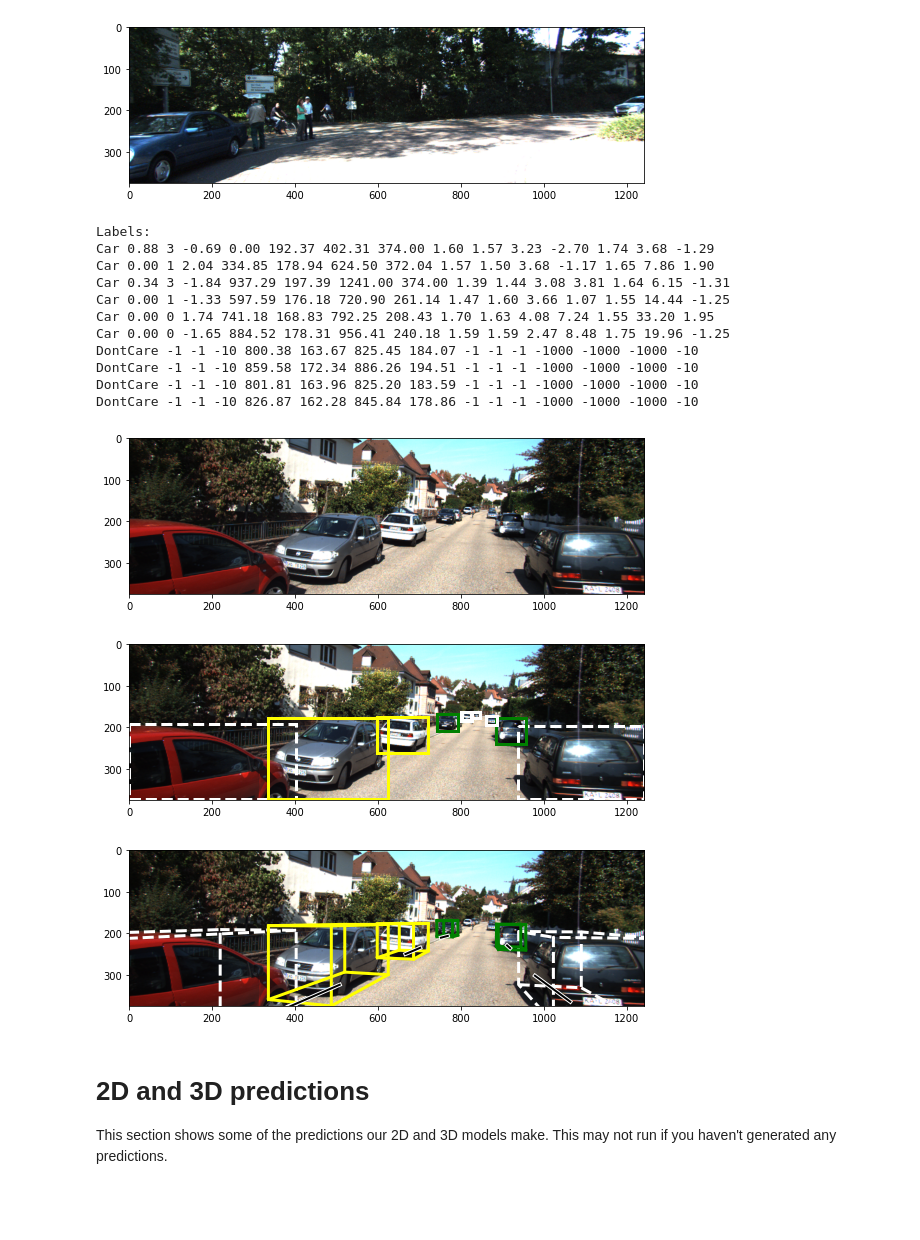
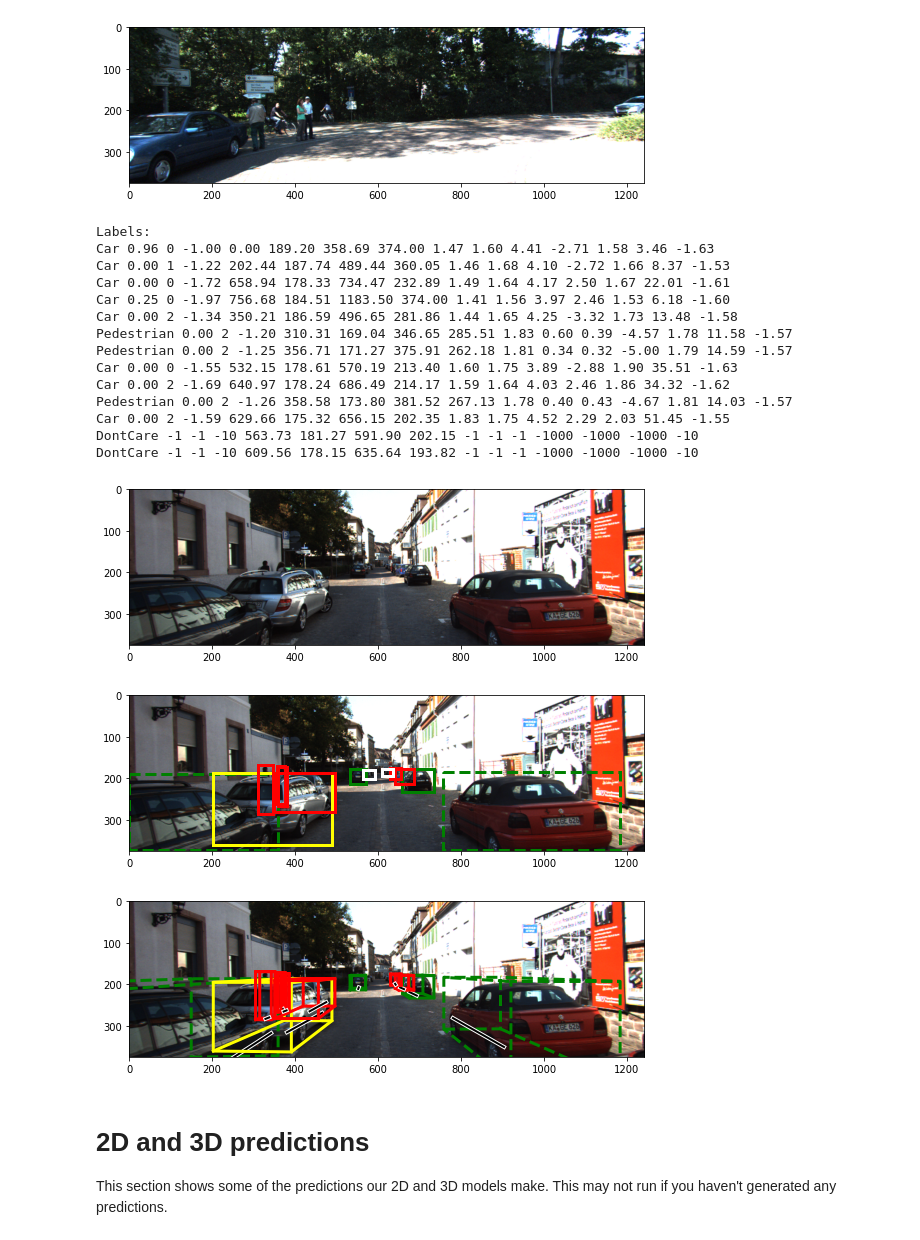
Before and after one commit to kostaleonard/4bai-3d-object-detection, a Jupyter notebook: notebooks/kitti_data_exploration.ipynb, the cells around one changed output. Drawn from its saved outputs; the diff is of its cells as text; code cells hidden in the pictures; blank space fills up the shorter version.

Commit message:
Added example images
Signed-off-by: Leo Kosta <kostaleonard@gmail.com>

```diff
--- a/notebooks/kitti_data_exploration.ipynb
+++ b/notebooks/kitti_data_exploration.ipynb
@@ -25,35 +25,38 @@ display_image(os.path.join(TRAIN_IMAGE_DIR, partition[TRAIN_KEY][0]))
 [figure]
 # %%
 # Use image 0000008.png for consistency (partition is in arbitrary order).
-example_filename = '000008.png'
+example_filename = '000436.png'
 display_image(os.path.join(TRAIN_IMAGE_DIR, example_filename))
 print('Labels:')
 for label in labels[example_filename]:
     print(label)
 # %% [output]
 Labels:
-Car 0.88 3 -0.69 0.00 192.37 402.31 374.00 1.60 1.57 3.23 -2.70 1.74 3.68 -1.29
-Car 0.00 1 2.04 334.85 178.94 624.50 372.04 1.57 1.50 3.68 -1.17 1.65 7.86 1.90
-Car 0.34 3 -1.84 937.29 197.39 1241.00 374.00 1.39 1.44 3.08 3.81 1.64 6.15 -1.31
-Car 0.00 1 -1.33 597.59 176.18 720.90 261.14 1.47 1.60 3.66 1.07 1.55 14.44 -1.25
-Car 0.00 0 1.74 741.18 168.83 792.25 208.43 1.70 1.63 4.08 7.24 1.55 33.20 1.95
-Car 0.00 0 -1.65 884.52 178.31 956.41 240.18 1.59 1.59 2.47 8.48 1.75 19.96 -1.25
-DontCare -1 -1 -10 800.38 163.67 825.45 184.07 -1 -1 -1 -1000 -1000 -1000 -10
-DontCare -1 -1 -10 859.58 172.34 886.26 194.51 -1 -1 -1 -1000 -1000 -1000 -10
-DontCare -1 -1 -10 801.81 163.96 825.20 183.59 -1 -1 -1 -1000 -1000 -1000 -10
-DontCare -1 -1 -10 826.87 162.28 845.84 178.86 -1 -1 -1 -1000 -1000 -1000 -10
+Car 0.96 0 -1.00 0.00 189.20 358.69 374.00 1.47 1.60 4.41 -2.71 1.58 3.46 -1.63
+Car 0.00 1 -1.22 202.44 187.74 489.44 360.05 1.46 1.68 4.10 -2.72 1.66 8.37 -1.53
+Car 0.00 0 -1.72 658.94 178.33 734.47 232.89 1.49 1.64 4.17 2.50 1.67 22.01 -1.61
+Car 0.25 0 -1.97 756.68 184.51 1183.50 374.00 1.41 1.56 3.97 2.46 1.53 6.18 -1.60
+Car 0.00 2 -1.34 350.21 186.59 496.65 281.86 1.44 1.65 4.25 -3.32 1.73 13.48 -1.58
+Pedestrian 0.00 2 -1.20 310.31 169.04 346.65 285.51 1.83 0.60 0.39 -4.57 1.78 11.58 -1.57
+Pedestrian 0.00 2 -1.25 356.71 171.27 375.91 262.18 1.81 0.34 0.32 -5.00 1.79 14.59 -1.57
+Car 0.00 0 -1.55 532.15 178.61 570.19 213.40 1.60 1.75 3.89 -2.88 1.90 35.51 -1.63
+Car 0.00 2 -1.69 640.97 178.24 686.49 214.17 1.59 1.64 4.03 2.46 1.86 34.32 -1.62
+Pedestrian 0.00 2 -1.26 358.58 173.80 381.52 267.13 1.78 0.40 0.43 -4.67 1.81 14.03 -1.57
+Car 0.00 2 -1.59 629.66 175.32 656.15 202.35 1.83 1.75 4.52 2.29 2.03 51.45 -1.55
+DontCare -1 -1 -10 563.73 181.27 591.90 202.15 -1 -1 -1 -1000 -1000 -1000 -10
+DontCare -1 -1 -10 609.56 178.15 635.64 193.82 -1 -1 -1 -1000 -1000 -1000 -10
-[figure, old version]
+[figure, new version]
 # %%
 display_image_2d_boxes(os.path.join(TRAIN_IMAGE_DIR, example_filename),
                       labels[example_filename])
 # %% [output]
-[figure, old version]
+[figure, new version]
 # %%
 display_image_3d_boxes(os.path.join(TRAIN_IMAGE_DIR, example_filename),
                       labels[example_filename],
                       train_calibrations[example_filename])
 # %% [output]
-[figure, old version]
+[figure, new version]
 # %% [markdown]
 # 2D and 3D predictions
 
```
Also changed, not shown: parts of 1 cell of this notebook, 6 other files.
